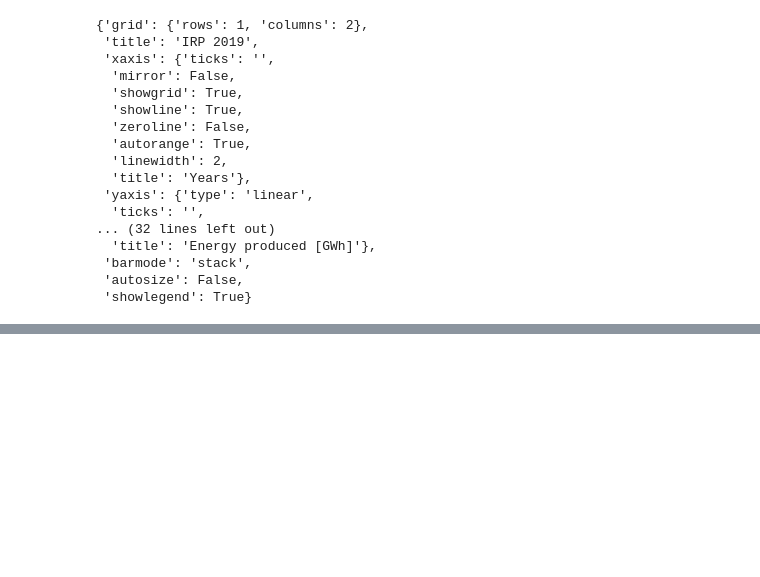
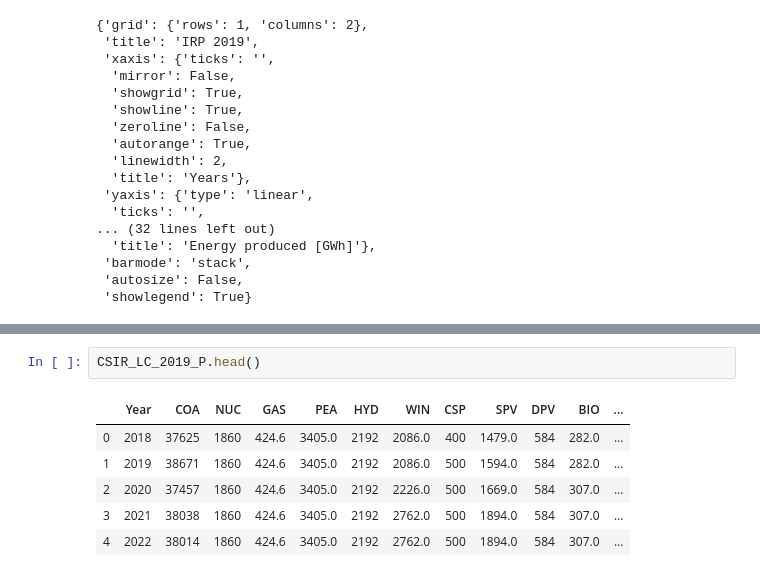
Before and after one commit to Futile21/Jarrad_IPP, a Jupyter notebook: Filled Area Plots.ipynb, the cells around one changed output, grey strips where cells are left out. Saved outputs shown, nothing was run; the diff lists cells and outputs as text; blank space fills up the shorter version.

```diff
--- a/Filled Area Plots.ipynb
+++ b/Filled Area Plots.ipynb
@@ -501,0 +529,9 @@ Powerlayout
+# %%
+CSIR_LC_2019_P.head()
+# %% [output]
+|  | Year | COA | NUC | GAS | PEA | HYD | WIN | CSP | SPV | DPV | BIO | ... |
+| 0 | 2018 | 37625 | 1860 | 424.6 | 3405.0 | 2192 | 2086.0 | 400 | 1479.0 | 584 | 282.0 | ... |
+| 1 | 2019 | 38671 | 1860 | 424.6 | 3405.0 | 2192 | 2086.0 | 500 | 1594.0 | 584 | 282.0 | ... |
+| 2 | 2020 | 37457 | 1860 | 424.6 | 3405.0 | 2192 | 2226.0 | 500 | 1669.0 | 584 | 307.0 | ... |
+| 3 | 2021 | 38038 | 1860 | 424.6 | 3405.0 | 2192 | 2762.0 | 500 | 1894.0 | 584 | 307.0 | ... |
+| 4 | 2022 | 38014 | 1860 | 424.6 | 3405.0 | 2192 | 2762.0 | 500 | 1894.0 | 584 | 307.0 | ... |
```
Also changed, not shown: parts of 4 cells of this notebook, 3 other files.
